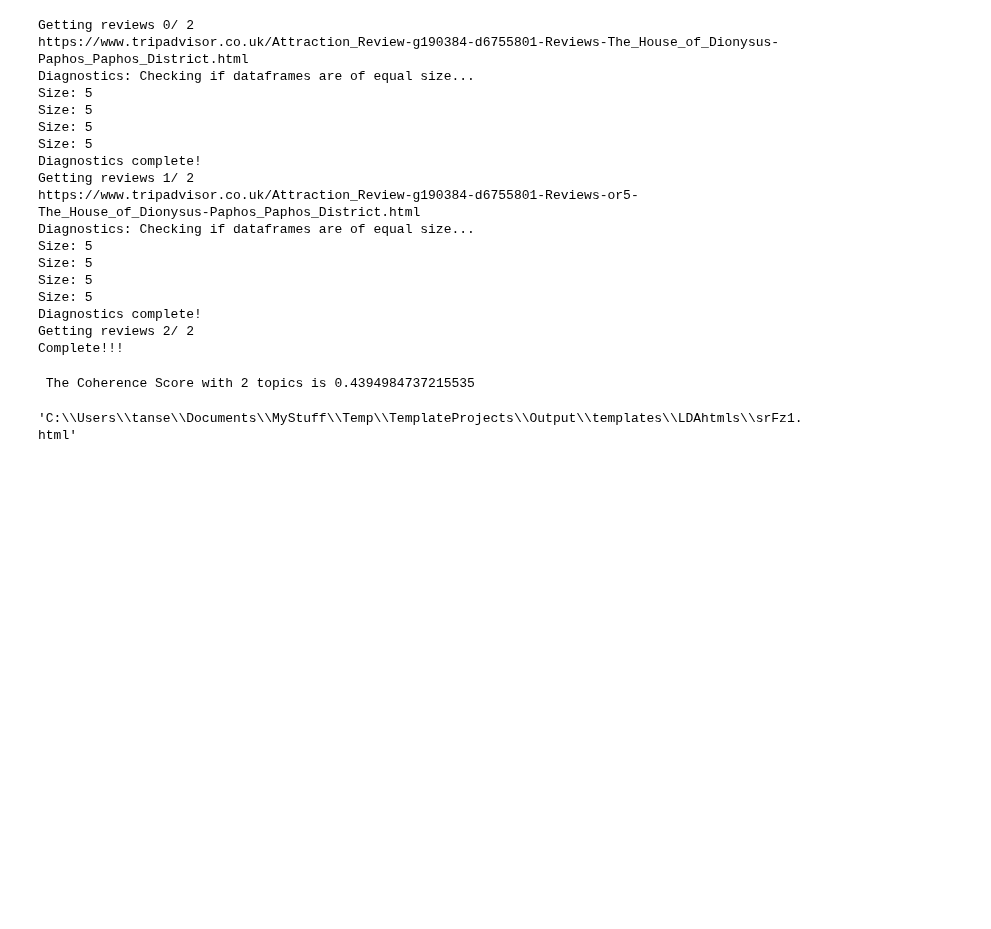
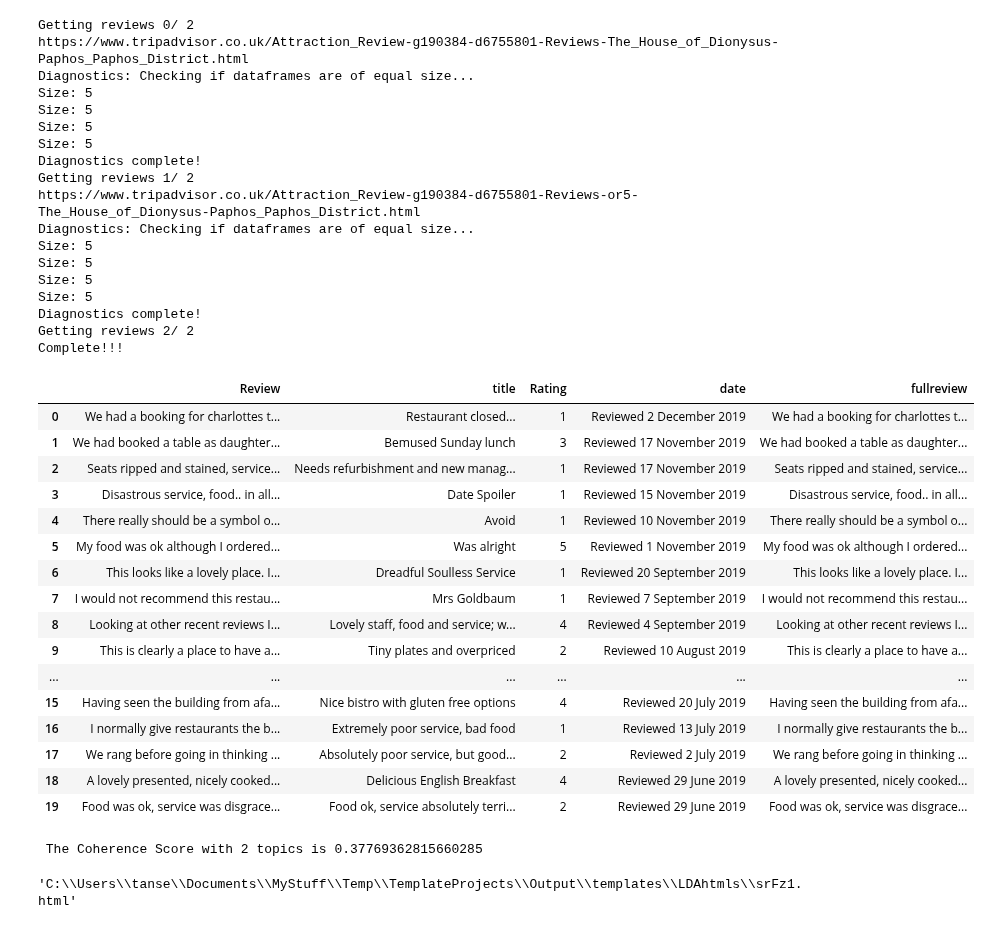
Before and after one commit to TanselArif-21/WebReviewNLPApp, a Jupyter notebook: Code/Testing Modules.ipynb, the cells around one changed output. Drawn from its saved outputs; the diff is of its cells as text; code cells hidden in the pictures; blank space fills up the shorter version.

```diff
--- a/Code/Testing Modules.ipynb
+++ b/Code/Testing Modules.ipynb
@@ -15,6 +20,15 @@ total_pages = 2
 increment = 5
 site = 'tripadvisor'
 filename = ''
+# %%
+url1 = 'https://www.tripadvisor.co.uk/Restaurant_Review-g186338-d9789962-Reviews'
+url2 = '-Charlotte_s_W5-London_England.html'
+increment_string1 = '-or'
+increment_string2 = ''
+total_pages = 2
+increment = 10
+site = 'tripadvisor'
+filename = ''
 # %%
 for i in range(4):
     filename = filename + random.choice(string.ascii_letters)
@@ -43,6 +57,26 @@ Size: 5
 Diagnostics complete!
 Getting reviews 2/ 2
 Complete!!!
+# %%
+ms.all_reviews
+# %% [output]
+|  | Review | title | Rating | date | fullreview |
+| 0 | We had a booking for charlottes t... | Restaurant closed... | 1 | Reviewed 2 December 2019 | We had a booking for charlottes t... |
+| 1 | We had booked a table as daughter... | Bemused Sunday lunch | 3 | Reviewed 17 November 2019 | We had booked a table as daughter... |
+| 2 | Seats ripped and stained, service... | Needs refurbishment and new manag... | 1 | Reviewed 17 November 2019 | Seats ripped and stained, service... |
+| 3 | Disastrous service, food.. in all... | Date Spoiler | 1 | Reviewed 15 November 2019 | Disastrous service, food.. in all... |
+| 4 | There really should be a symbol o... | Avoid | 1 | Reviewed 10 November 2019 | There really should be a symbol o... |
+| 5 | My food was ok although I ordered... | Was alright | 5 | Reviewed 1 November 2019 | My food was ok although I ordered... |
+| 6 | This looks like a lovely place. I... | Dreadful Soulless Service | 1 | Reviewed 20 September 2019 | This looks like a lovely place. I... |
+| 7 | I would not recommend this restau... | Mrs Goldbaum | 1 | Reviewed 7 September 2019 | I would not recommend this restau... |
+| 8 | Looking at other recent reviews I... | Lovely staff, food and service; w... | 4 | Reviewed 4 September 2019 | Looking at other recent reviews I... |
+| 9 | This is clearly a place to have a... | Tiny plates and overpriced | 2 | Reviewed 10 August 2019 | This is clearly a place to have a... |
+| ... | ... | ... | ... | ... | ... |
+| 15 | Having seen the building from afa... | Nice bistro with gluten free options | 4 | Reviewed 20 July 2019 | Having seen the building from afa... |
+| 16 | I normally give restaurants the b... | Extremely poor service, bad food | 1 | Reviewed 13 July 2019 | I normally give restaurants the b... |
+| 17 | We rang before going in thinking ... | Absolutely poor service, but good... | 2 | Reviewed 2 July 2019 | We rang before going in thinking ... |
+| 18 | A lovely presented, nicely cooked... | Delicious English Breakfast | 4 | Reviewed 29 June 2019 | A lovely presented, nicely cooked... |
+| 19 | Food was ok, service was disgrace... | Food ok, service absolutely terri... | 2 | Reviewed 29 June 2019 | Food was ok, service was disgrace... |
 # %%
 filePath = Directory.outputPath
 if filename=='':
@@ -53,7 +87,7 @@ myTopicModel = TopicModeling.TopicModeling(ms.all_reviews)
 # %%
 myTopicModel.ldaFromReviews()
 # %% [output]
- The Coherence Score with 2 topics is 0.4394984737215535
+ The Coherence Score with 2 topics is 0.37769362815660285
 # %%
 myTopicModel.generate_wordcloud()
 # %%
```
Also changed, not shown: parts of 9 cells of this notebook, 3 other files.
